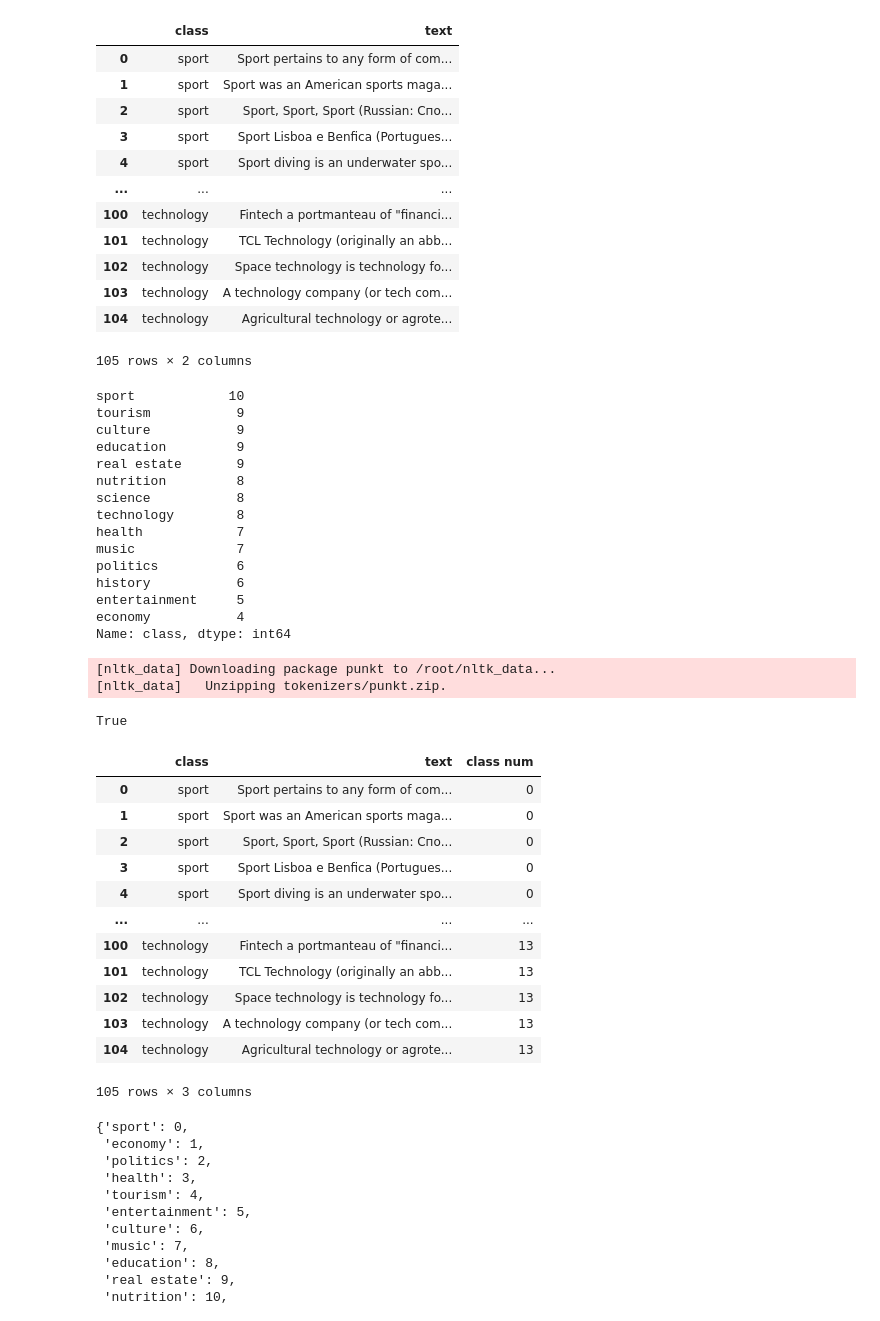
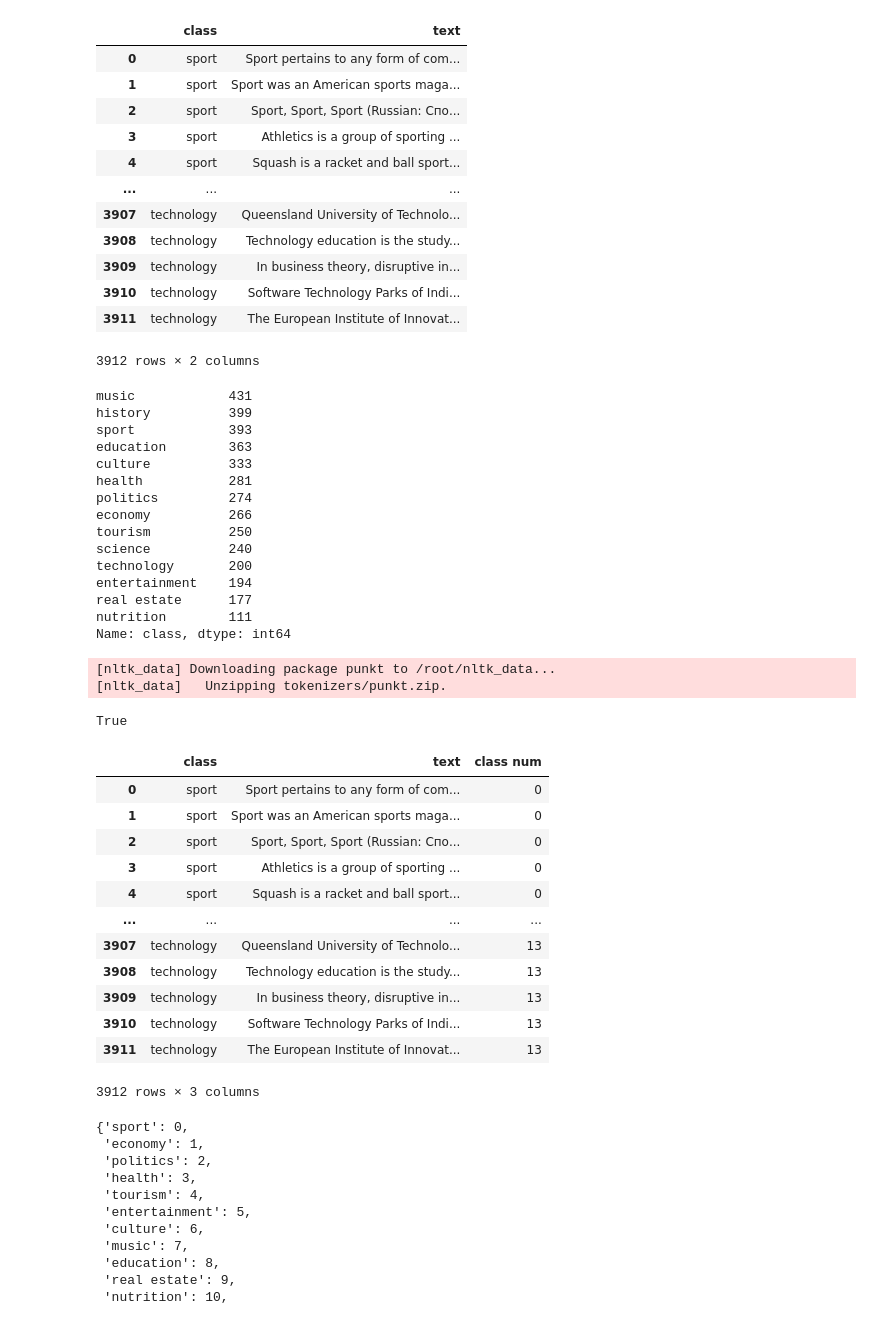
Before and after one commit to MarkoMikavica/Paragraph-Topic-Classification, a Jupyter notebook: Paragraph topic classification.ipynb, the cells around one changed output. Saved outputs shown, nothing was run; the diff lists cells and outputs as text; code cells hidden in the pictures.

```diff
--- a/Paragraph topic classification.ipynb
+++ b/Paragraph topic classification.ipynb
@@ -101,39 +101,39 @@ def create_data_csv_file(name, data):
 # %%
 # create_data_csv_file('data_10', data)
 # %%
-df = pd.read_csv('data_10.csv', sep = '<>')
+df = pd.read_csv('data_300.csv', sep = '<>')
 df
 # %% [output]
 |  | class | text |
 | 0 | sport | Sport pertains to any form of com... |
 | 1 | sport | Sport was an American sports maga... |
 | 2 | sport | Sport, Sport, Sport (Russian: Спо... |
-| 3 | sport | Sport Lisboa e Benfica (Portugues... |
-| 4 | sport | Sport diving is an underwater spo... |
+| 3 | sport | Athletics is a group of sporting ... |
+| 4 | sport | Squash is a racket and ball sport... |
 | ... | ... | ... |
-| 100 | technology | Fintech a portmanteau of "financi... |
-| 101 | technology | TCL Technology (originally an abb... |
-| 102 | technology | Space technology is technology fo... |
-| 103 | technology | A technology company (or tech com... |
-| 104 | technology | Agricultural technology or agrote... |
+| 3907 | technology | Queensland University of Technolo... |
+| 3908 | technology | Technology education is the study... |
+| 3909 | technology | In business theory, disruptive in... |
+| 3910 | technology | Software Technology Parks of Indi... |
+| 3911 | technology | The European Institute of Innovat... |
-105 rows × 2 columns
+3912 rows × 2 columns
 # %%
 df['class'].value_counts()
 # %% [output]
-sport            10
-tourism           9
-culture           9
-education         9
-real estate       9
-nutrition         8
-science           8
-technology        8
-health            7
-music             7
-politics          6
-history           6
-entertainment     5
-economy           4
+music            431
+history          399
+sport            393
+education        363
+culture          333
+health           281
+politics         274
+economy          266
+tourism          250
+science          240
+technology       200
+entertainment    194
+real estate      177
+nutrition        111
 Name: class, dtype: int64
 # %%
 nltk.download('punkt')
@@ -154,15 +154,15 @@ df
 | 0 | sport | Sport pertains to any form of com... | 0 |
 | 1 | sport | Sport was an American sports maga... | 0 |
 | 2 | sport | Sport, Sport, Sport (Russian: Спо... | 0 |
-| 3 | sport | Sport Lisboa e Benfica (Portugues... | 0 |
-| 4 | sport | Sport diving is an underwater spo... | 0 |
+| 3 | sport | Athletics is a group of sporting ... | 0 |
+| 4 | sport | Squash is a racket and ball sport... | 0 |
 | ... | ... | ... | ... |
-| 100 | technology | Fintech a portmanteau of "financi... | 13 |
-| 101 | technology | TCL Technology (originally an abb... | 13 |
-| 102 | technology | Space technology is technology fo... | 13 |
-| 103 | technology | A technology company (or tech com... | 13 |
-| 104 | technology | Agricultural technology or agrote... | 13 |
+| 3907 | technology | Queensland University of Technolo... | 13 |
+| 3908 | technology | Technology education is the study... | 13 |
+| 3909 | technology | In business theory, disruptive in... | 13 |
+| 3910 | technology | Software Technology Parks of Indi... | 13 |
+| 3911 | technology | The European Institute of Innovat... | 13 |
-105 rows × 3 columns
+3912 rows × 3 columns
 # %%
 dict_class_index
 # %% [output]
```
Also changed, not shown: parts of 68 cells of this notebook.
